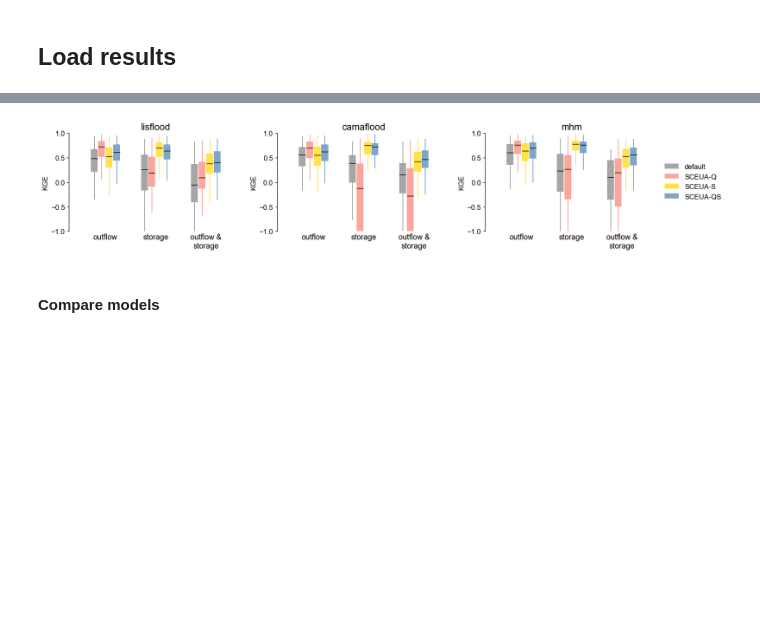
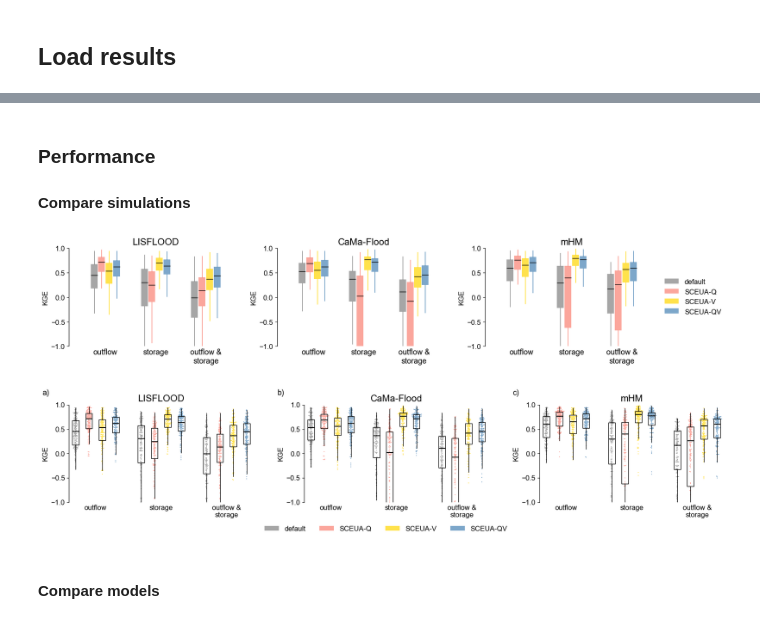
Before and after one commit to casadoj/lisflood-reservoirs, a Jupyter notebook: notebook/ResOpsUS/models/3.2_compare_routines-EGU.ipynb, the cells around one changed output, grey strips where cells are left out. Saved outputs shown, nothing was run; the diff lists cells and outputs as text; code cells hidden in the pictures; blank space fills up the shorter version.

Commit message:
New swarmplots for the paper

```diff
--- a/notebook/ResOpsUS/models/3.2_compare_routines-EGU.ipynb
+++ b/notebook/ResOpsUS/models/3.2_compare_routines-EGU.ipynb
@@ -198,13 +308,29 @@ must supply at least one object to concatenate
+# %% [markdown]
+### Performance
+
+#### Compare simulations
 # %%
 # compare runs
 boxplot_comparison(
-    performance.sel(model=['lisflood', 'camaflood', 'mhm'], run=['default', 'SCEUA-Q', 'SCEUA-S', 'SCEUA-QS']),
+    performance.sel(model=['LISFLOOD', 'CaMa-Flood', 'mHM'], run=['default', 'SCEUA-Q', 'SCEUA-V', 'SCEUA-QV']),
     ax_dim='model',
     col_dim='run',
-    save=PATH_RESULTS / f'boxplots_compare_variables.jpg'
+    # save=PATH_RESULTS / f'boxplots_compare_variables.pdf'
 )
 # %% [output]
-[figure, old version]
+[figure, new version]
+# %%
+# compare runs
+swarmplot_comparison(
+    performance.sel(model=['LISFLOOD', 'CaMa-Flood', 'mHM'], run=['default', 'SCEUA-Q', 'SCEUA-V', 'SCEUA-QV']),
+    ax_dim='model',
+    col_dim='run',
+    kind='swarm',
+    size=1.25,
+    save=PATH_RESULTS / f'swarmplots_compare_variables.pdf'
+)
+# %% [output]
+[figure, added]
 # %% [markdown]
 #### Compare models
 # %%
```
Also changed, not shown: parts of 19 cells of this notebook.
